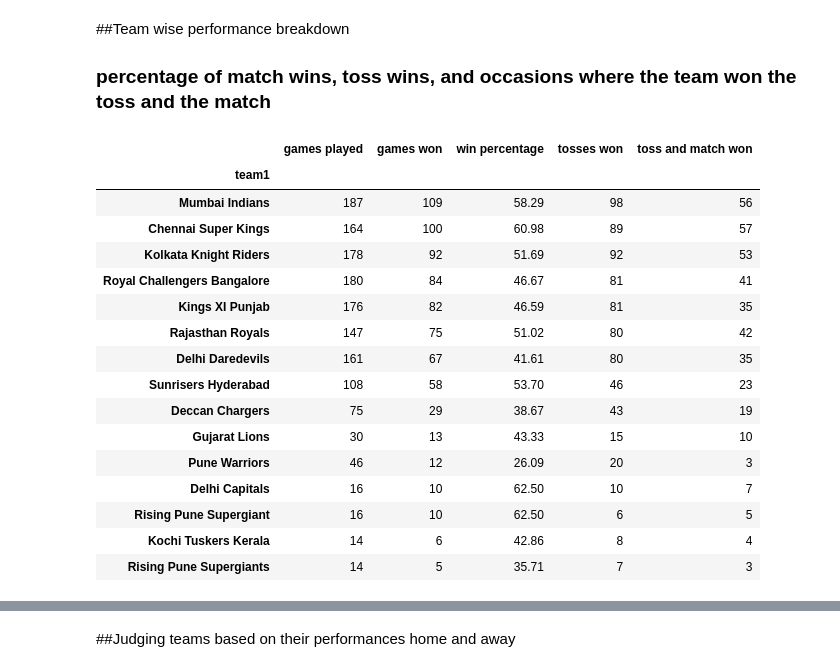
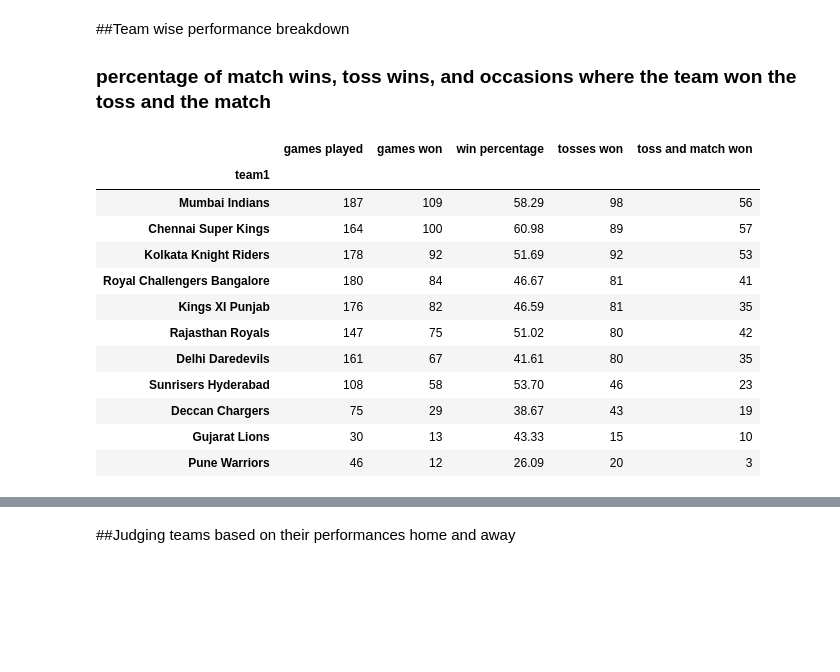
Before and after one commit to anshumaanshankar/GRIP, a Jupyter notebook: Task_5.ipynb, the cells around one changed output, grey strips where cells are left out. Saved outputs shown, nothing was run; the diff lists cells and outputs as text; code cells hidden in the pictures; blank space fills up the shorter version.

```diff
--- a/Task_5.ipynb
+++ b/Task_5.ipynb
@@ -55,37 +57,34 @@ percentage of games won batting first
 # %%
 team1=match.groupby('team1')
 team2=match.groupby('team2')
 toss_winner=match.groupby('toss_winner')
 game_winner=match.groupby('winner')
 toss_game_win=match[match['toss_winner']== match['winner']]['winner'].value_counts()
 
 total_games=pd.DataFrame(data=team1.size() + team2.size(), columns=['total games played'])
 total_games['matches won']=game_winner.size()
 total_games['win percentage']=(total_games['matches won']/total_games['total games played'])*100
 total_games['win percentage']=round(total_games['win percentage'],2)
 total_games['tosses won']=toss_winner.size()
 total_games.columns=['games played', 'games won', 'win percentage', 'tosses won']
 total_games['toss and match won']=toss_game_win
 total_games=total_games.sort_values('games won', ascending = False)
+total_games=total_games[total_games['games played']>25]
 total_games
 # %% [output]
 |  | games played | games won | win percentage | tosses won | toss and match won |
 | team1 |  |  |  |  |  |
 | Mumbai Indians | 187 | 109 | 58.29 | 98 | 56 |
 | Chennai Super Kings | 164 | 100 | 60.98 | 89 | 57 |
 | Kolkata Knight Riders | 178 | 92 | 51.69 | 92 | 53 |
 | Royal Challengers Bangalore | 180 | 84 | 46.67 | 81 | 41 |
 | Kings XI Punjab | 176 | 82 | 46.59 | 81 | 35 |
 | Rajasthan Royals | 147 | 75 | 51.02 | 80 | 42 |
 | Delhi Daredevils | 161 | 67 | 41.61 | 80 | 35 |
 | Sunrisers Hyderabad | 108 | 58 | 53.70 | 46 | 23 |
 | Deccan Chargers | 75 | 29 | 38.67 | 43 | 19 |
 | Gujarat Lions | 30 | 13 | 43.33 | 15 | 10 |
 | Pune Warriors | 46 | 12 | 26.09 | 20 | 3 |
-| Delhi Capitals | 16 | 10 | 62.50 | 10 | 7 |
-| Rising Pune Supergiant | 16 | 10 | 62.50 | 6 | 5 |
-| Kochi Tuskers Kerala | 14 | 6 | 42.86 | 8 | 4 |
-| Rising Pune Supergiants | 14 | 5 | 35.71 | 7 | 3 |
 # %%
 plt.figure(figsize=(12,8))
 plt.subplot(3,1,1)
```
Also changed, not shown: parts of 20 cells of this notebook.
